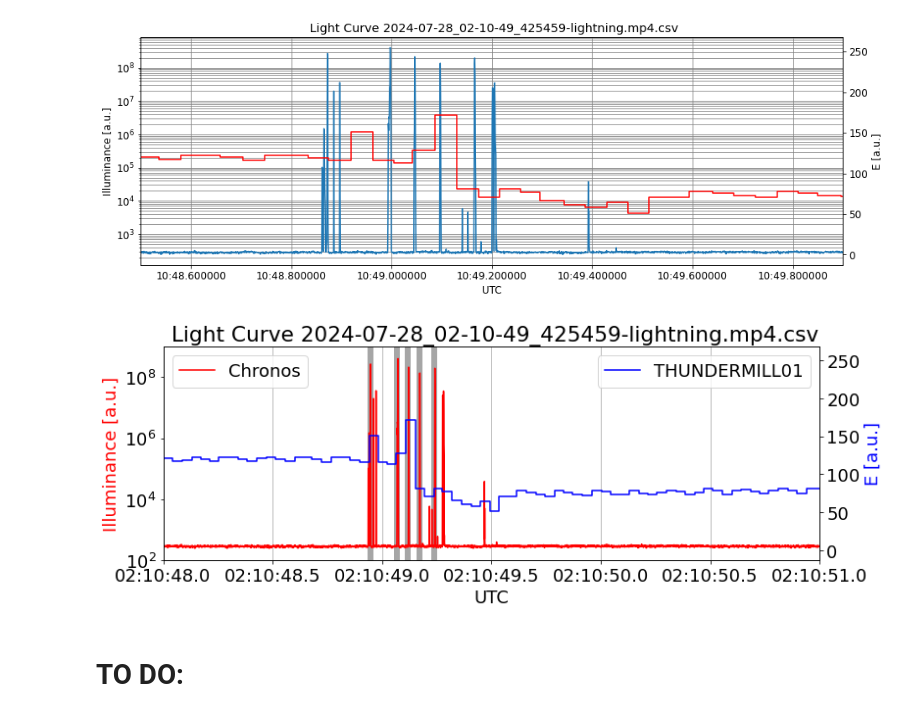
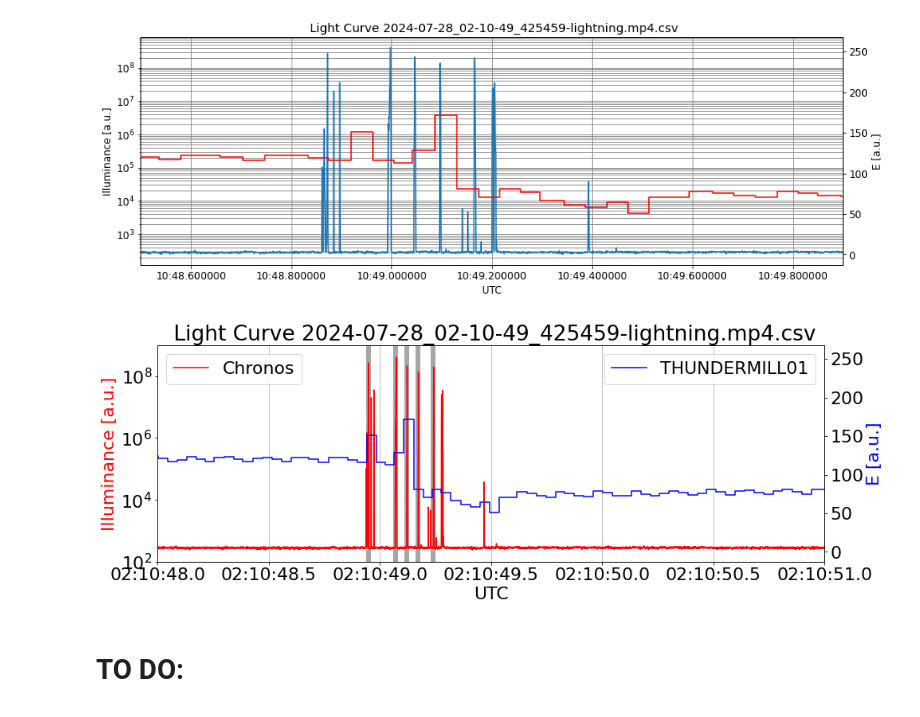
Before and after one commit to ODZ-UJF-AV-CR/thesis_parallella, a Jupyter notebook: notebooks/videos2022-P.ipynb, the cells around one changed output. Drawn from its saved outputs; the diff is of its cells as text; code cells hidden in the pictures.

Commit message:
font 22

```diff
--- a/notebooks/videos2022-P.ipynb
+++ b/notebooks/videos2022-P.ipynb
@@ -1098,8 +1098,8 @@ plt.ylabel('E [a.u.]')
 Text(0, 0.5, 'E [a.u.]')
 [figure]
 # %%
-plt.figure(figsize=(12,4))
-plt.rc('font', size=18)
+plt.figure(figsize=(15,5))
+plt.rc('font', size=22)
 
 
 plt.vlines([pd.to_datetime('2024-07-28 02:10:48.9487'),pd.to_datetime('2024-07-28 02:10:49.07'),pd.to_datetime('2024-07-28 02:10:49.1193'),pd.to_datetime('2024-07-28 02:10:49.172'),pd.to_datetime('2024-07-28 02:10:49.2393')],ymin=0,ymax=1e9, lw=6, color='gray', alpha=0.7)
@@ -1107,34 +1107,34 @@ plt.vlines([pd.to_datetime('2024-07-28 02:10:48.9487'),pd.to_datetime('2024-07-2
 plt.plot(y['abstime'] + pd.to_timedelta(0.076, 's'),y['0'], label='Chronos', color='red')
 plt.yscale('log')
 plt.ylim(1e2,1e9)
 plt.title(' Light Curve ' + st)
 plt.ylabel('Illuminance [a.u.]', color='red')
 #plt.grid(which='major', color='grey', linestyle='-')
 #plt.grid(which='minor', color='grey', linestyle='-')
 plt.grid(axis='x')
 plt.xlabel('UTC')
 ax = plt.gca()
 xfmt = lambda x, pos: mdates.DateFormatter('%H:%M:%S.%f')(x)[:-5]
 ax.xaxis.set_major_formatter(plt.FuncFormatter(xfmt))
 plt.tick_params(axis='x', labelrotation=0)
 #plt.xlim(pd.to_datetime('2024-07-28 02:10:48.5'),pd.to_datetime('2024-07-28 02:10:49.9'))
 plt.xlim(pd.to_datetime('2024-07-28 02:10:48'),pd.to_datetime('2024-07-28 02:10:51'))
 plt.legend(loc=2)
 
 plt.twinx()
 
 plt.plot(df[30], color='blue', drawstyle='steps-mid', label='THUNDERMILL01')
 #plt.plot(df.loc['2024-07-28 02:10:48.5':'2024-07-28 02:10:49',30], color='red', drawstyle='steps-mid')
 #plt.plot(df[30])
 #plt.ylim(10,140)
 plt.ylabel('E [a.u.]', color='blue')
 plt.legend(loc=1)
 
 #plt.vlines([pd.to_datetime('2024-07-28 02:10:48.948'),pd.to_datetime('2024-07-28 02:10:49.07'),pd.to_datetime('2024-07-28 02:10:49.1195'),pd.to_datetime('2024-07-28 02:10:49.172'),pd.to_datetime('2024-07-28 02:10:49.2395')],ymin=0,ymax=255, lw=5, color='yellow', alpha=0.5)
 
 plt.savefig("/home/kakl/thesis_parallella/pic/fig_thundermill_2.png", format="png", dpi=150, bbox_inches="tight")
 # %% [output]
-[figure, old version]
+[figure, new version]
 # %% [markdown]
 # TO DO:
 # %% [markdown]
```
